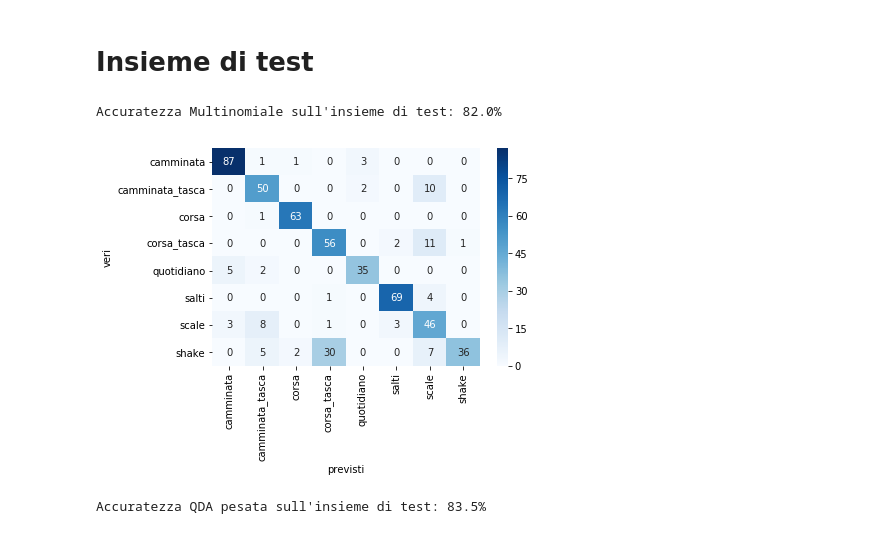
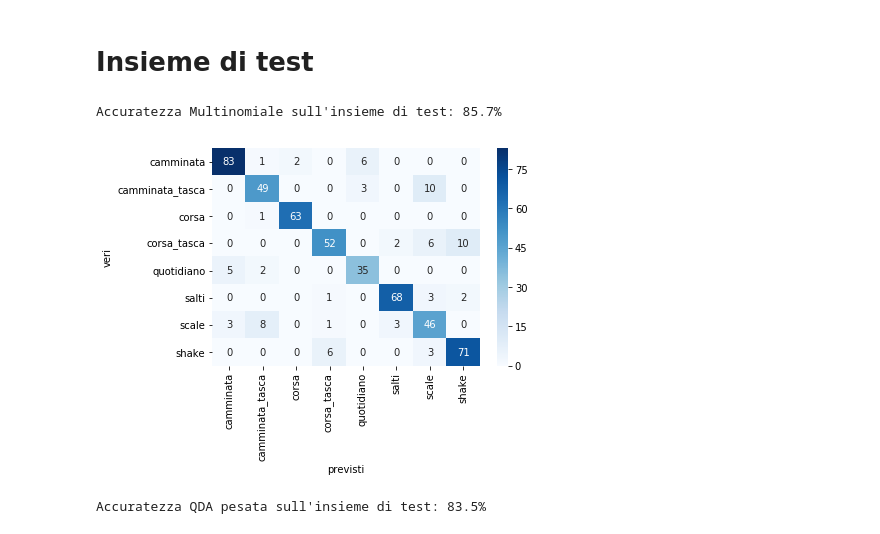
Before and after one commit to DedZago/msbd, a Jupyter notebook: Completo.ipynb, the cells around one changed output. Drawn from its saved outputs; the diff is of its cells as text; code cells hidden in the pictures.

Commit message:
sistemato multinomiale test

```diff
--- a/Completo.ipynb
+++ b/Completo.ipynb
@@ -557,15 +557,15 @@ X_test = pd.read_pickle("X_test.pkl")
 y_test = pd.read_pickle("y_test.pkl")
 # %%
 model = LogisticRegression(penalty="l2", C=float("inf"), random_state=42,
-                               multi_class="multinomial",solver="newton-cg", max_iter=300, class_weight=w)
+                               multi_class="multinomial",solver="newton-cg", max_iter=300)
 model.fit(pd.concat([X_train, X_val]), pd.concat([y_train, y_val]))
 y_pred = model.predict(X_test)
-acc_mn_pen_test = 100*accuracy_score(y_test, y_pred)
-print("Accuratezza Multinomiale sull'insieme di test: {:.1f}%".format(acc_mn_pen))
+acc_mn_test = 100*accuracy_score(y_test, y_pred)
+print("Accuratezza Multinomiale sull'insieme di test: {:.1f}%".format(acc_mn_test))
 MatriceConfusione(y_test, y_pred,nome_immagine=FIG_PATH+"confusionMatrix-Mn-test")
 # %% [output]
-Accuratezza Multinomiale sull'insieme di test: 82.0%
+Accuratezza Multinomiale sull'insieme di test: 85.7%
-[figure, old version]
+[figure, new version]
 # %%
 weights = np.array(y_train.value_counts()/y_train.value_counts().sum())
 weights[-1] /= peso_shake_qda
```
Also changed, not shown: 32 other files.
